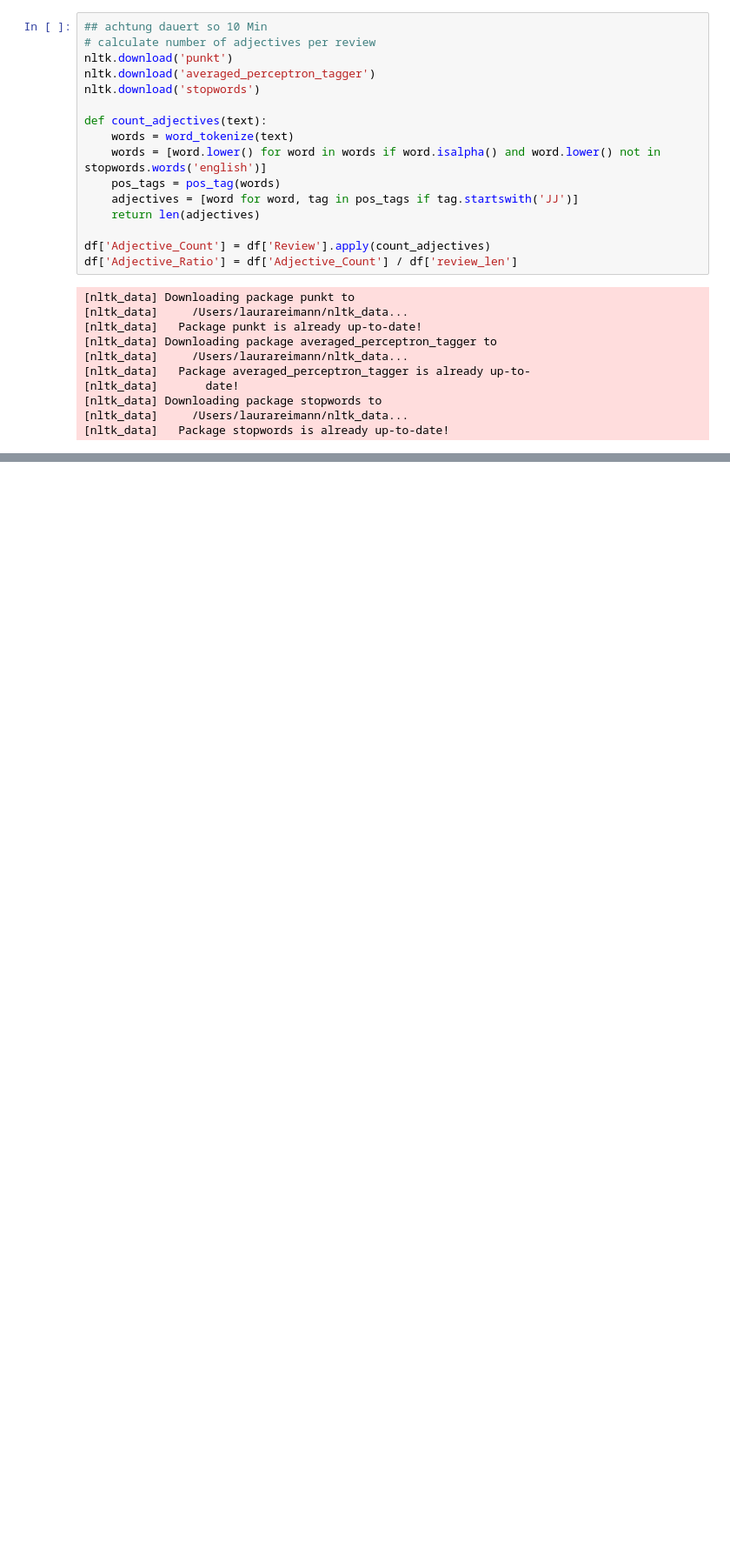
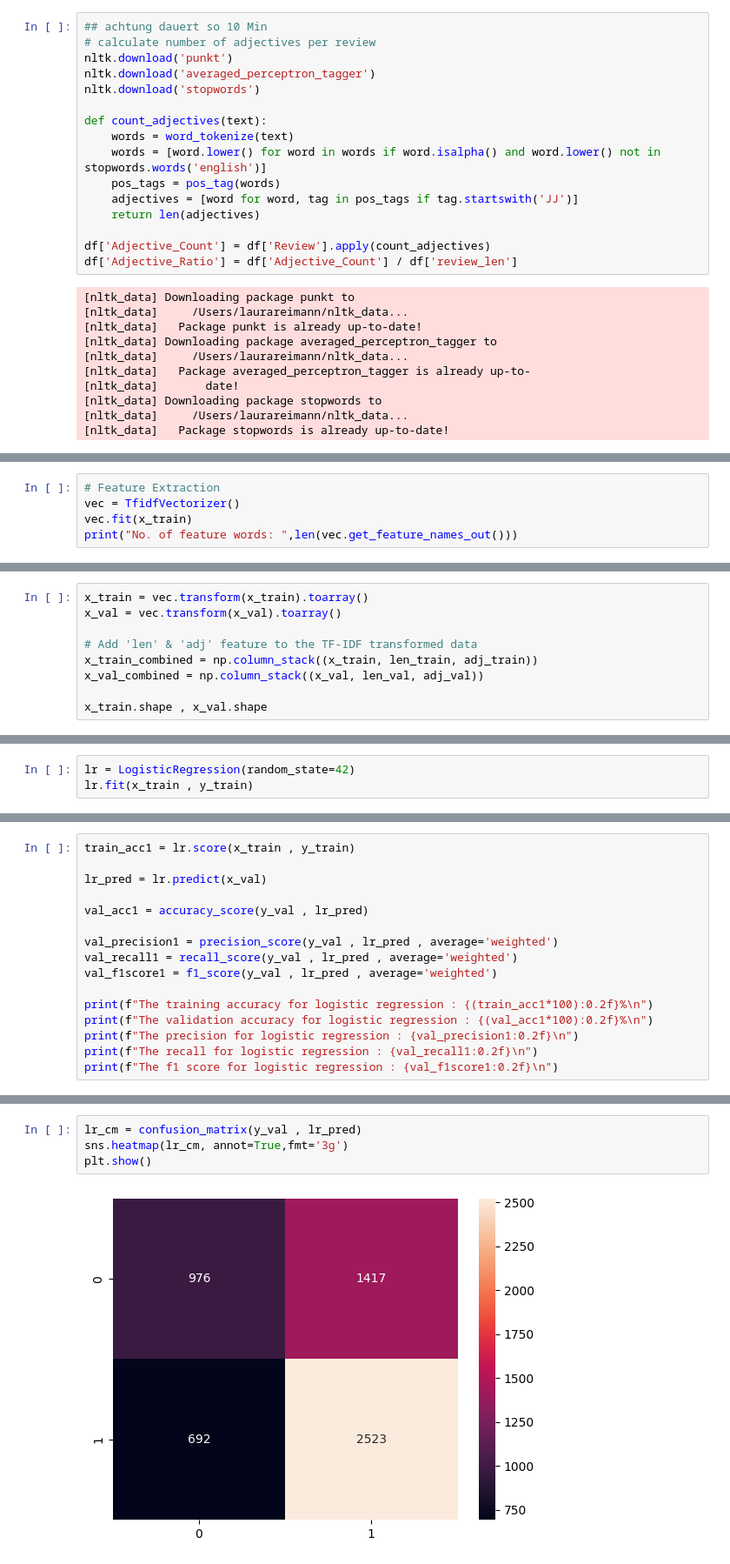
Before and after one commit to bakenq/ASAI, a Jupyter notebook: Notebooks/Preprocessing_adjectives.ipynb, the cells around one changed output, grey strips where cells are left out. Shown at 87% size. Cells and saved outputs as stored; diff of their text form; blank space fills up the shorter version.

Commit message:
preprocessing adjectives mit Training

```diff
--- a/Notebooks/Preprocessing_adjectives.ipynb
+++ b/Notebooks/Preprocessing_adjectives.ipynb
@@ -144,0 +178,5 @@ df.head()
+# %%
+# Feature Extraction
+vec = TfidfVectorizer()
+vec.fit(x_train)
+print("No. of feature words: ",len(vec.get_feature_names_out()))
@@ -144,0 +185,9 @@ df.head()
+# %%
+x_train = vec.transform(x_train).toarray()
+x_val = vec.transform(x_val).toarray()
+
+# Add 'len' & 'adj' feature to the TF-IDF transformed data
+x_train_combined = np.column_stack((x_train, len_train, adj_train))
+x_val_combined = np.column_stack((x_val, len_val, adj_val))
+
+x_train.shape , x_val.shape
@@ -144,0 +196,3 @@ df.head()
+# %%
+lr = LogisticRegression(random_state=42)
+lr.fit(x_train , y_train)
@@ -144,0 +201,16 @@ df.head()
+# %%
+train_acc1 = lr.score(x_train , y_train)
+
+lr_pred = lr.predict(x_val)
+
+val_acc1 = accuracy_score(y_val , lr_pred)
+
+val_precision1 = precision_score(y_val , lr_pred , average='weighted')
+val_recall1 = recall_score(y_val , lr_pred , average='weighted')
+val_f1score1 = f1_score(y_val , lr_pred , average='weighted')
+
+print(f"The training accuracy for logistic regression : {(train_acc1*100):0.2f}%\n")
+print(f"The validation accuracy for logistic regression : {(val_acc1*100):0.2f}%\n")
+print(f"The precision for logistic regression : {val_precision1:0.2f}\n")
+print(f"The recall for logistic regression : {val_recall1:0.2f}\n")
+print(f"The f1 score for logistic regression : {val_f1score1:0.2f}\n")
@@ -144,0 +227,6 @@ df.head()
+# %%
+lr_cm = confusion_matrix(y_val , lr_pred)
+sns.heatmap(lr_cm, annot=True,fmt='3g')
+plt.show()
+# %% [output]
+[figure, added]
```
Also changed, not shown: parts of 10 cells of this notebook.
